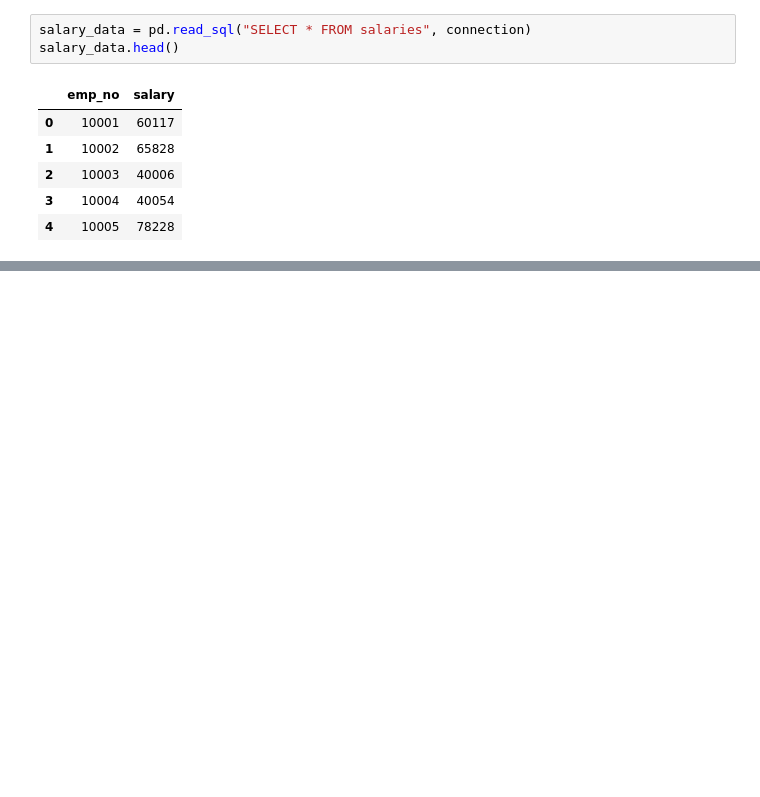
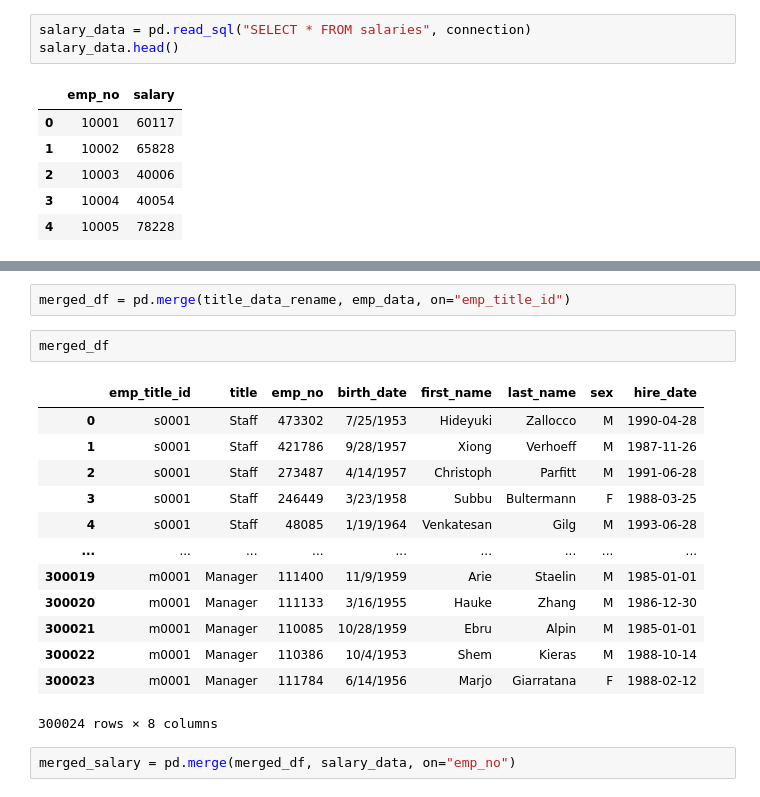
Before and after one commit to bay0624/sql-challenge, a Jupyter notebook: EmployeeSQL/EmployeeSQL_viz.ipynb, the cells around one changed output, grey strips where cells are left out. Drawn from its saved outputs; the diff is of its cells as text; blank space fills up the shorter version.

```diff
--- a/EmployeeSQL/EmployeeSQL_viz.ipynb
+++ b/EmployeeSQL/EmployeeSQL_viz.ipynb
@@ -48,0 +58,20 @@ plt.grid(False)
+# %%
+merged_df = pd.merge(title_data_rename, emp_data, on="emp_title_id")
+# %%
+merged_df
+# %% [output]
+|  | emp_title_id | title | emp_no | birth_date | first_name | last_name | sex | hire_date |
+| 0 | s0001 | Staff | 473302 | 7/25/1953 | Hideyuki | Zallocco | M | 1990-04-28 |
+| 1 | s0001 | Staff | 421786 | 9/28/1957 | Xiong | Verhoeff | M | 1987-11-26 |
+| 2 | s0001 | Staff | 273487 | 4/14/1957 | Christoph | Parfitt | M | 1991-06-28 |
+| 3 | s0001 | Staff | 246449 | 3/23/1958 | Subbu | Bultermann | F | 1988-03-25 |
+| 4 | s0001 | Staff | 48085 | 1/19/1964 | Venkatesan | Gilg | M | 1993-06-28 |
+| ... | ... | ... | ... | ... | ... | ... | ... | ... |
+| 300019 | m0001 | Manager | 111400 | 11/9/1959 | Arie | Staelin | M | 1985-01-01 |
+| 300020 | m0001 | Manager | 111133 | 3/16/1955 | Hauke | Zhang | M | 1986-12-30 |
+| 300021 | m0001 | Manager | 110085 | 10/28/1959 | Ebru | Alpin | M | 1985-01-01 |
+| 300022 | m0001 | Manager | 110386 | 10/4/1953 | Shem | Kieras | M | 1988-10-14 |
+| 300023 | m0001 | Manager | 111784 | 6/14/1956 | Marjo | Giarratana | F | 1988-02-12 |
+300024 rows × 8 columns
+# %%
+merged_salary = pd.merge(merged_df, salary_data, on="emp_no")
```
Also changed, not shown: parts of 8 cells of this notebook.
